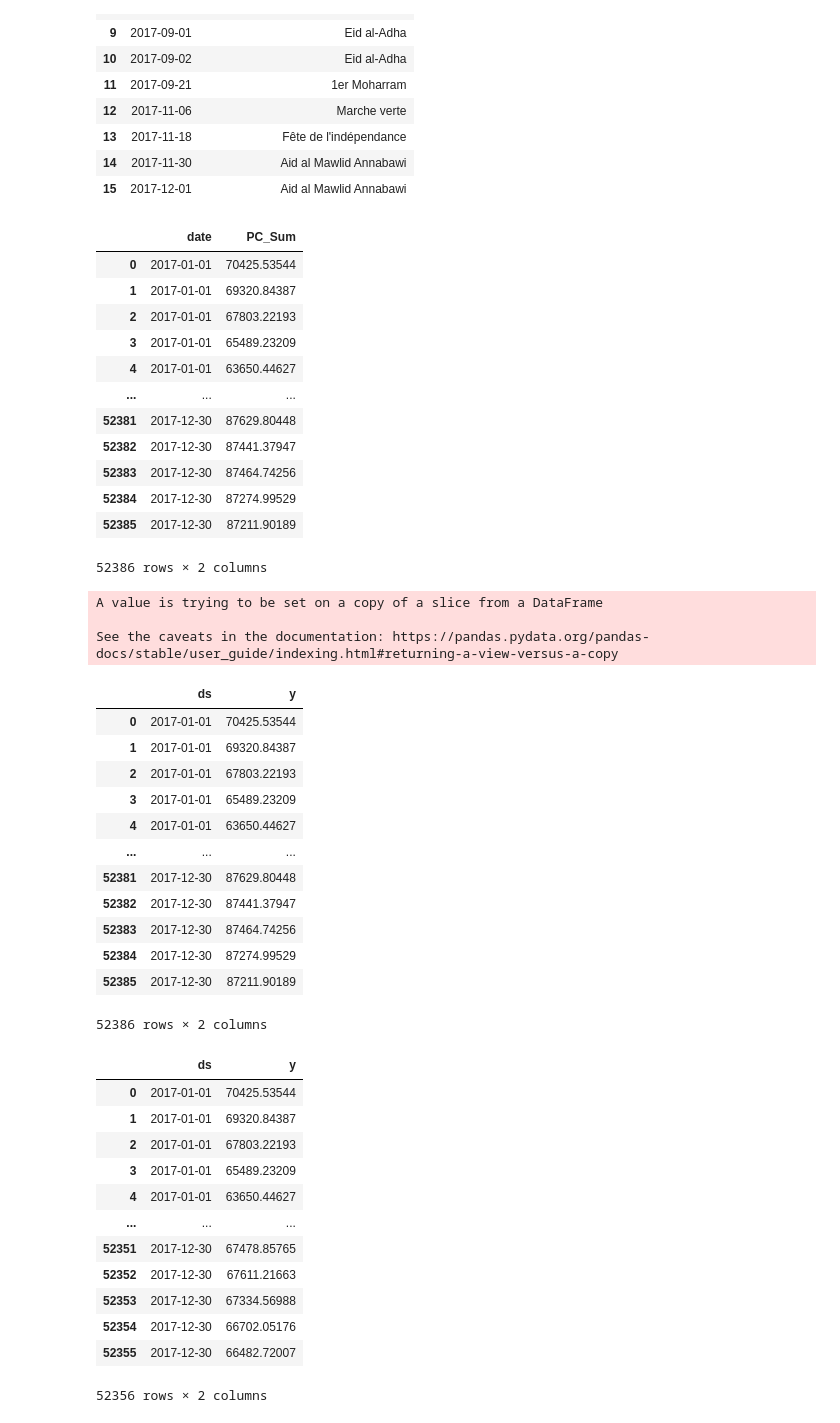
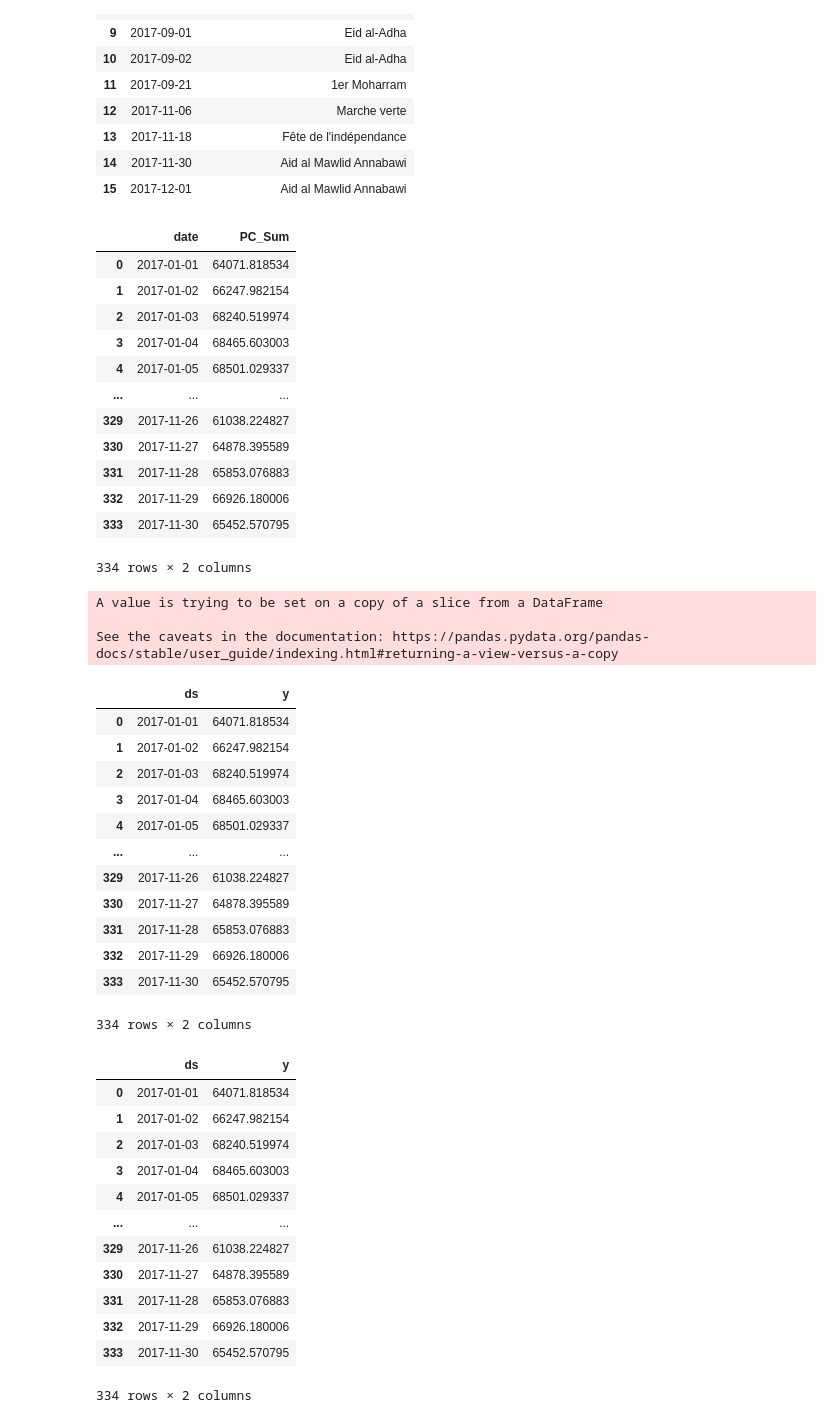
Before and after one commit to AHedranovich/PC_project, a Jupyter notebook: Project_prophet.ipynb, the cells around one changed output. Drawn from its saved outputs; the diff is of its cells as text; code cells hidden in the pictures.

```diff
--- a/Project_prophet.ipynb
+++ b/Project_prophet.ipynb
@@ -42,3 +106,8 @@ df_data.head(3)
 | 0 | 2017-01-01 | 70425.53544 |
 | 1 | 2017-01-01 | 69320.84387 |
 | 2 | 2017-01-01 | 67803.22193 |
+# %%
+df_data_mean = df_data.groupby(['date']).mean().reset_index()
+# %%
+df_data_mean = df_data_mean
+df_data_mean.head(3)
@@ -74,24 +148,24 @@ df_holidays
 # Период, который надо отрезать и предсказать (проверка модели)
 predictions = 30
 
-# Отрезаем из обучающей выборки последние 30 дней, чтобы измерить на них качество
-train_df = df_data[:-predictions]
+# Отрезаем из обучающей выборки последние N точек, чтобы измерить на них качество
+train_df = df_data_mean[:-predictions]
 # %%
 train_df
 # %% [output]
 |  | date | PC_Sum |
-| 0 | 2017-01-01 | 70425.53544 |
-| 1 | 2017-01-01 | 69320.84387 |
-| 2 | 2017-01-01 | 67803.22193 |
-| 3 | 2017-01-01 | 65489.23209 |
-| 4 | 2017-01-01 | 63650.44627 |
+| 0 | 2017-01-01 | 64071.818534 |
+| 1 | 2017-01-02 | 66247.982154 |
+| 2 | 2017-01-03 | 68240.519974 |
+| 3 | 2017-01-04 | 68465.603003 |
+| 4 | 2017-01-05 | 68501.029337 |
 | ... | ... | ... |
-| 52381 | 2017-12-30 | 87629.80448 |
-| 52382 | 2017-12-30 | 87441.37947 |
-| 52383 | 2017-12-30 | 87464.74256 |
-| 52384 | 2017-12-30 | 87274.99529 |
-| 52385 | 2017-12-30 | 87211.90189 |
+| 329 | 2017-11-26 | 61038.224827 |
+| 330 | 2017-11-27 | 64878.395589 |
+| 331 | 2017-11-28 | 65853.076883 |
+| 332 | 2017-11-29 | 66926.180006 |
+| 333 | 2017-11-30 | 65452.570795 |
-52386 rows × 2 columns
+334 rows × 2 columns
 # %%
 train_df.rename(columns = {'date' : 'ds', 'PC_Sum' : 'y'}, inplace = True)
 train_df
@@ -100,32 +174,32 @@ A value is trying to be set on a copy of a slice from a DataFrame
 
 See the caveats in the documentation: https://pandas.pydata.org/pandas-docs/stable/user_guide/indexing.html#returning-a-view-versus-a-copy
 |  | ds | y |
-| 0 | 2017-01-01 | 70425.53544 |
-| 1 | 2017-01-01 | 69320.84387 |
-| 2 | 2017-01-01 | 67803.22193 |
-| 3 | 2017-01-01 | 65489.23209 |
-| 4 | 2017-01-01 | 63650.44627 |
+| 0 | 2017-01-01 | 64071.818534 |
+| 1 | 2017-01-02 | 66247.982154 |
+| 2 | 2017-01-03 | 68240.519974 |
+| 3 | 2017-01-04 | 68465.603003 |
+| 4 | 2017-01-05 | 68501.029337 |
 | ... | ... | ... |
-| 52381 | 2017-12-30 | 87629.80448 |
-| 52382 | 2017-12-30 | 87441.37947 |
-| 52383 | 2017-12-30 | 87464.74256 |
-| 52384 | 2017-12-30 | 87274.99529 |
-| 52385 | 2017-12-30 | 87211.90189 |
+| 329 | 2017-11-26 | 61038.224827 |
+| 330 | 2017-11-27 | 64878.395589 |
+| 331 | 2017-11-28 | 65853.076883 |
+| 332 | 2017-11-29 | 66926.180006 |
+| 333 | 2017-11-30 | 65452.570795 |
-52386 rows × 2 columns
+334 rows × 2 columns
 # %%
-train_df = train_df[:-predictions]
+#train_df = train_df[:-predictions]
 train_df
 # %% [output]
 |  | ds | y |
-| 0 | 2017-01-01 | 70425.53544 |
-| 1 | 2017-01-01 | 69320.84387 |
-| 2 | 2017-01-01 | 67803.22193 |
-| 3 | 2017-01-01 | 65489.23209 |
-| 4 | 2017-01-01 | 63650.44627 |
+| 0 | 2017-01-01 | 64071.818534 |
+| 1 | 2017-01-02 | 66247.982154 |
+| 2 | 2017-01-03 | 68240.519974 |
+| 3 | 2017-01-04 | 68465.603003 |
+| 4 | 2017-01-05 | 68501.029337 |
 | ... | ... | ... |
-| 52351 | 2017-12-30 | 67478.85765 |
-| 52352 | 2017-12-30 | 67611.21663 |
-| 52353 | 2017-12-30 | 67334.56988 |
-| 52354 | 2017-12-30 | 66702.05176 |
-| 52355 | 2017-12-30 | 66482.72007 |
+| 329 | 2017-11-26 | 61038.224827 |
+| 330 | 2017-11-27 | 64878.395589 |
+| 331 | 2017-11-28 | 65853.076883 |
+| 332 | 2017-11-29 | 66926.180006 |
+| 333 | 2017-11-30 | 65452.570795 |
-52356 rows × 2 columns
+334 rows × 2 columns
```
Also changed, not shown: parts of 24 cells of this notebook, 1 other file.
